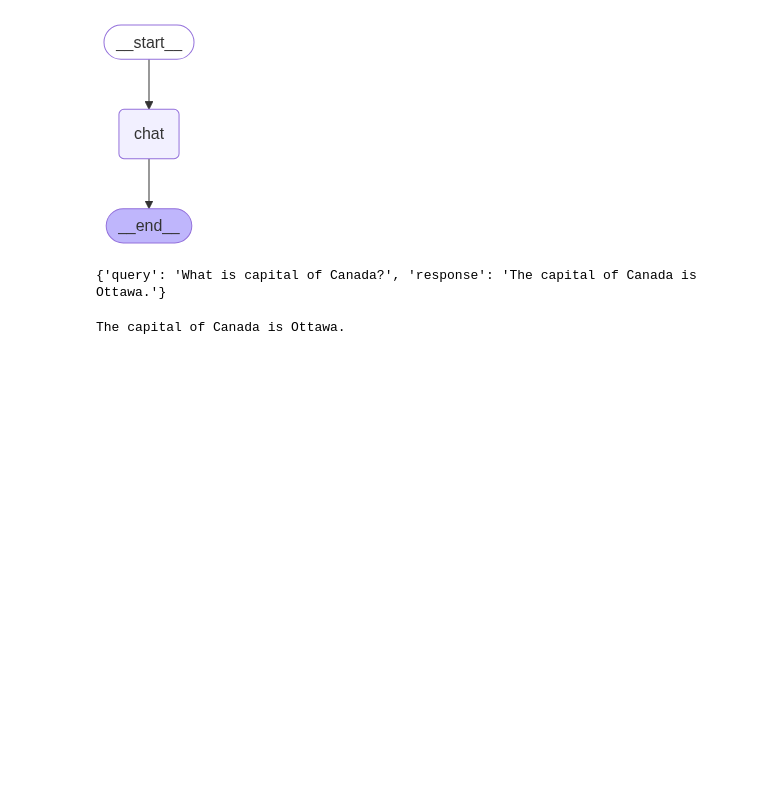
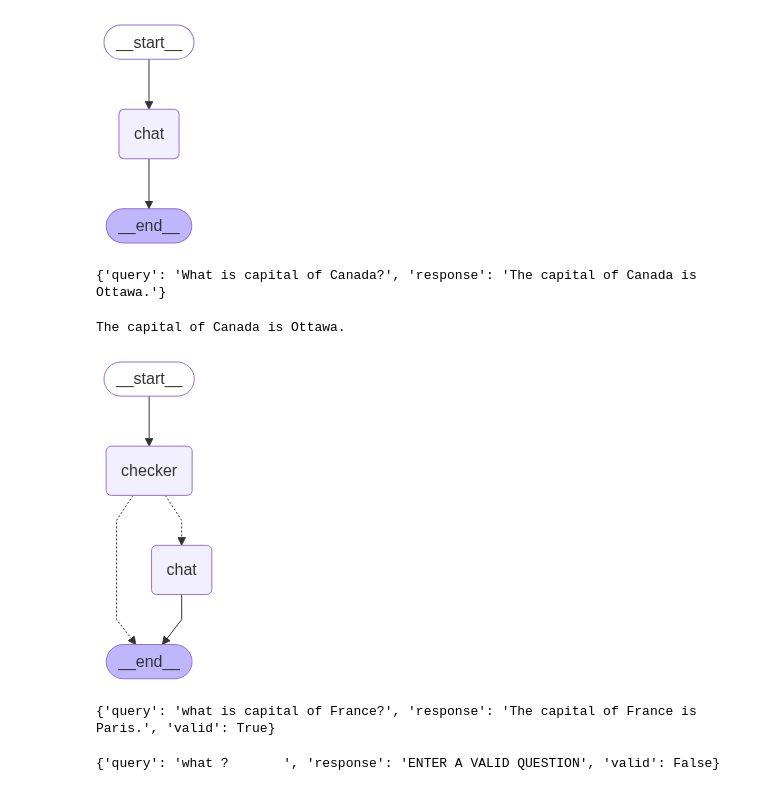
Before and after one commit to Bluedata-Consulting/GAAPB03-training, a Jupyter notebook: Concept_Langchain_and_Langgraph_Chains.ipynb, the cells around one changed output. Saved outputs shown, nothing was run; the diff lists cells and outputs as text; code cells hidden in the pictures; blank space fills up the shorter version.

```diff
--- a/Concept_Langchain_and_Langgraph_Chains.ipynb
+++ b/Concept_Langchain_and_Langgraph_Chains.ipynb
@@ -275,3 +275,52 @@ print(result)
 print(result['response'])
 # %% [output]
 The capital of Canada is Ottawa.
+# %%
+class myState(TypedDict):
+    query:str
+    response:str
+    valid:bool
+# %%
+# adding an additional node: validting the input
+
+# adding a node: checker which checks the input and validates based on certain rules
+def checker(state:myState)->myState:
+    if len(state['query'].strip())<10:
+        return {"valid":False,"response":"ENTER A VALID QUESTION"}
+    else:
+        return {"valid":True}
+# %%
+builder = StateGraph(myState)
+
+builder.add_node("checker",checker)
+builder.add_node("chat",assistant)
+
+# add connection
+builder.add_edge(START,"checker")
+
+
+# add a conditional edge
+def route(state:myState):
+    if state['valid']:
+        return "chat"
+    else:
+        return END
+
+builder.add_conditional_edges("checker",route,{"chat":"chat",END:END})
+builder.add_edge("chat",END)
+
+
+graph = builder.compile()
+graph
+# %% [output]
+[figure, added]
+# %%
+result = graph.invoke({"query":"what is capital of France?"})
+print(result)
+# %% [output]
+{'query': 'what is capital of France?', 'response': 'The capital of France is Paris.', 'valid': True}
+# %%
+result = graph.invoke({"query":"what ?       "})
+print(result)
+# %% [output]
+{'query': 'what ?       ', 'response': 'ENTER A VALID QUESTION', 'valid': False}
```
Also changed, not shown: 1 other file.
